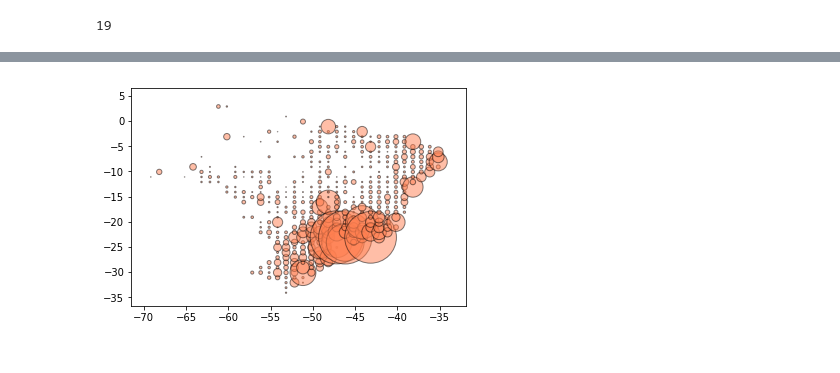
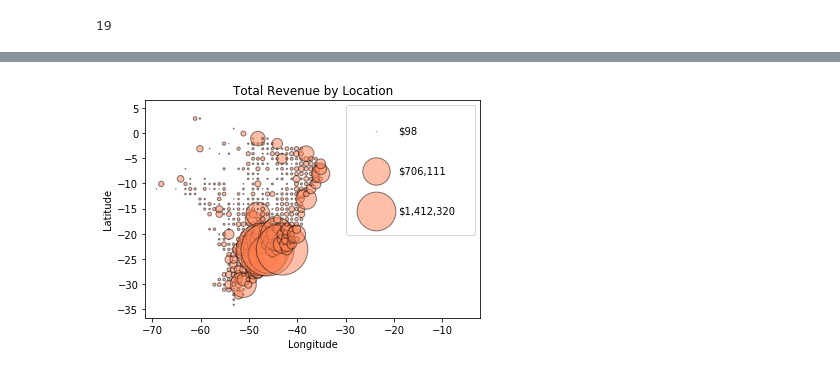
Before and after one commit to BShim92/BrazilianECommerce, a Jupyter notebook: ECommerceDataMerge.ipynb, the cells around one changed output, grey strips where cells are left out. Drawn from its saved outputs; the diff is of its cells as text; code cells hidden in the pictures.

```diff
--- a/ECommerceDataMerge.ipynb
+++ b/ECommerceDataMerge.ipynb
@@ -44,7 +44,6 @@ renamecolumns = {
 }
 mergedf = mergedf.rename(columns = renamecolumns)
 
-
 #minus one day
 mergedf["date_time"]= pd.to_datetime(mergedf['order_time']) - timedelta(days=1)
 
@@ -59,6 +58,10 @@ mergedf['MM'] = pd.DatetimeIndex(mergedf['date_time']).month
 mergedf['month'] = pd.to_datetime(mergedf['date_time'])
 mergedf['day'] = mergedf['month'].dt.strftime('%m/%d/%y')
 mergedf['month'] = mergedf['month'].dt.strftime('%m/%y')
+
+#Rid of black friday
+mergedf = mergedf.loc[mergedf['day'] != '11/23/17']
+
 print(mergedf.shape)
 mergedf
 # %% [output]
@@ -187,6 +190,3 @@ mergedf['category'] = mergedf.category.replace(new_dict)
-# %%
-#Rid of black friday
-mergedf = mergedf.loc[mergedf['day'] != '11/24/17']
 # %%
 #commented out because it lags when rerunning all
 
@@ -320,27 +373,56 @@ electronics 59.699999999999996
 # %%
+###TOTAL###
+
 minlng = min(groupdf['lngbin'])
 maxlng = max(groupdf['lngbin'])
 minlat = min(groupdf['latbin'])
 maxlat = max(groupdf['latbin'])
 marginlng = (max(groupdf['lngbin'])-min(groupdf['lngbin']))/10
 marginlat = (max(groupdf['latbin'])-min(groupdf['latbin']))/10
 
 
 groupdf = mergedf.groupby(['lngbin', 'latbin'])
 groupdf = groupdf.sum()
 groupdf = groupdf.loc[groupdf['price'].isnull() == False]
 groupdf = groupdf.loc[groupdf['order_item_id'] > 2]
 groupdf = groupdf.reset_index()
 
 
 plt.scatter(groupdf['lngbin'], groupdf['latbin'], color="coral", edgecolor="black", alpha = 0.5,marker="o", s=groupdf['price']/500)
-plt.xlim(minlng - marginlng, maxlng + marginlng)
-plt.ylim(minlat - marginlat, maxlat  + marginlat)
+plt.xlim(minlng - marginlng, maxlng + 10 * marginlng)
+plt.ylim(minlat - marginlat, maxlat  + 1 * marginlat)
+
+marker1 = plt.scatter([],[], s=groupdf['price'].min()/dividebytotal)
+marker2 = plt.scatter([],[], s=(groupdf['price'].max() - groupdf['price'].min())/2/dividebytotal)
+marker3 = plt.scatter([],[], s=groupdf['price'].max()/dividebytotal)
+legend_markers = [marker1, marker2, marker3]
+labels = [
+    '$' + str("{:,}".format(int(groupdf['price'].min()))),
+    '$' + str("{:,}".format(int((groupdf['price'].max() - groupdf['price'].min())/2))),
+    '$' + str("{:,}".format(int(groupdf['price'].max())))
+    ]
+leg = plt.legend(handles=legend_markers, labels=labels, loc='upper right',
+    scatterpoints=1, labelspacing = 3, borderpad = 2, handletextpad = 1.25)
+LH = leg.legendHandles
+LH[0].set_color('coral')
+LH[1].set_color('coral')
+LH[0].set_alpha(0.5)
+LH[1].set_alpha(0.5)
+LH[0].set_edgecolor('black')
+LH[1].set_edgecolor('black')
+LH[2].set_color('coral')
+LH[2].set_alpha(0.5)
+LH[2].set_edgecolor('black')
+plt.xlabel('Longitude')
+plt.ylabel('Latitude')
+plt.title('Total Revenue by Location')
+plt.savefig('./Graphs/Total Revenue by Location.png')
+
 plt.show()
 
 #print(groupdf.sort_values(by = ['latbin'], ascending = False).head())
 # %% [output]
-[figure, old version]
+[figure, new version]
 # %%
 #BY CATEGORIES
 for metric in metriclist:
```
Also changed, not shown: parts of 15 cells of this notebook.
